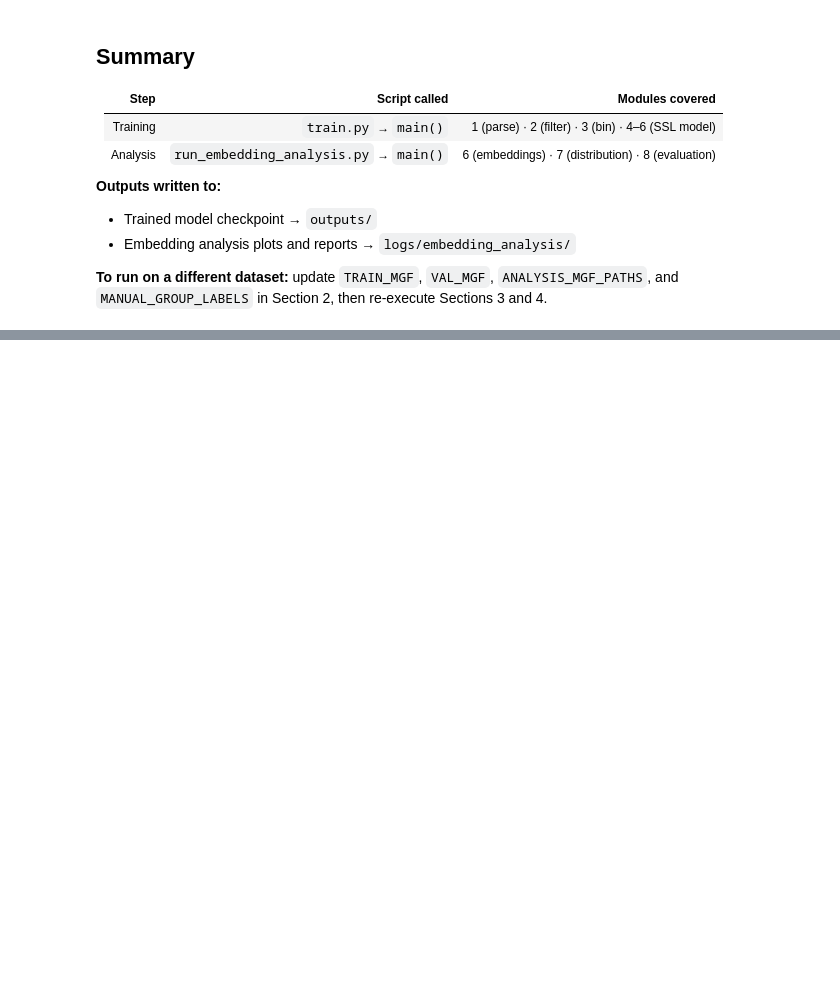
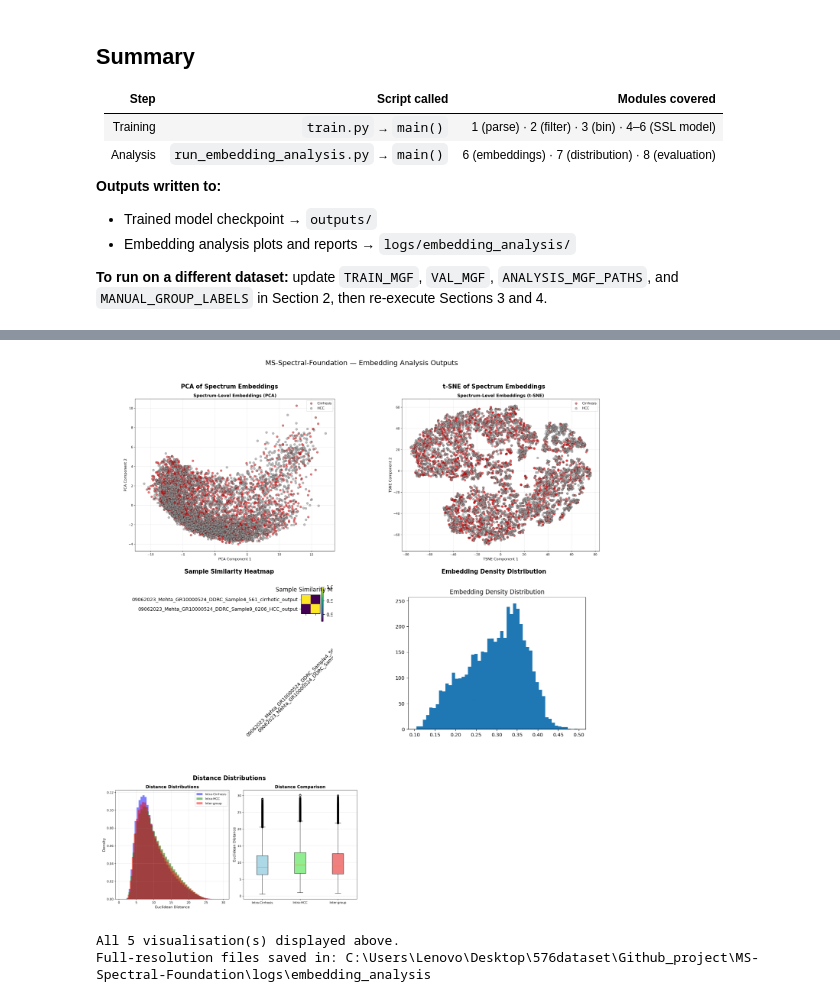
Before and after one commit to yuqianxu2816/MS-Spectral-Foundation, a Jupyter notebook: MS_Spectral_Foundation/ms_spectral_foundation_tutorial_v2_real_data.ipynb, the cells around one changed output, grey strips where cells are left out. Saved outputs shown, nothing was run; the diff lists cells and outputs as text; code cells hidden in the pictures; blank space fills up the shorter version.

```diff
--- a/MS_Spectral_Foundation/ms_spectral_foundation_tutorial_v2_real_data.ipynb
+++ b/MS_Spectral_Foundation/ms_spectral_foundation_tutorial_v2_real_data.ipynb
@@ -319,0 +701,40 @@ Modules 7 & 8: Distribution Analysis and Representation Evaluation
+# %%
+
+# ── 4. Display Visualisations ───────────────────────────────────────────────
+fig_paths = {
+    "PCA of Spectrum Embeddings"     : os.path.join(_out, "embeddings_pca.png"),
+    "t-SNE of Spectrum Embeddings"   : os.path.join(_out, "embeddings_tsne.png"),
+    "Sample Similarity Heatmap"      : os.path.join(_out, "sample_similarity_heatmap.png"),
+    "Embedding Density Distribution" : os.path.join(_out, "embedding_density_histogram.png"),
+    "Distance Distributions"         : os.path.join(_out, "distance_distributions.png"),
+}
+
+existing = {title: path for title, path in fig_paths.items() if os.path.exists(path)}
+n = len(existing)
+
+if n == 0:
+    print("[!] No plots found. Run Section 5 first.")
+else:
+    cols = 2
+    rows = (n + cols - 1) // cols
+    fig, axes = plt.subplots(rows, cols, figsize=(14, 5 * rows))
+    axes = axes.flatten() if n > 1 else [axes]
+
+    for ax, (title, path) in zip(axes, existing.items()):
+        img = mpimg.imread(path)
+        ax.imshow(img)
+        ax.set_title(title, fontsize=11, fontweight="bold")
+        ax.axis("off")
+
+    for ax in axes[n:]:   # hide unused subplot slots
+        ax.set_visible(False)
+
+    plt.suptitle("MS-Spectral-Foundation — Embedding Analysis Outputs", fontsize=13, y=1.01)
+    plt.tight_layout()
+    plt.show()
+    print(f"\nAll {n} visualisation(s) displayed above.")
+    print(f"Full-resolution files saved in: {_out}")
+# %% [output]
+[figure, added]
+All 5 visualisation(s) displayed above.
+Full-resolution files saved in: C:\Users\Lenovo\Desktop\576dataset\Github_project\MS-Spectral-Foundation\logs\embedding_analysis
```
Also changed, not shown: parts of 14 cells of this notebook.
